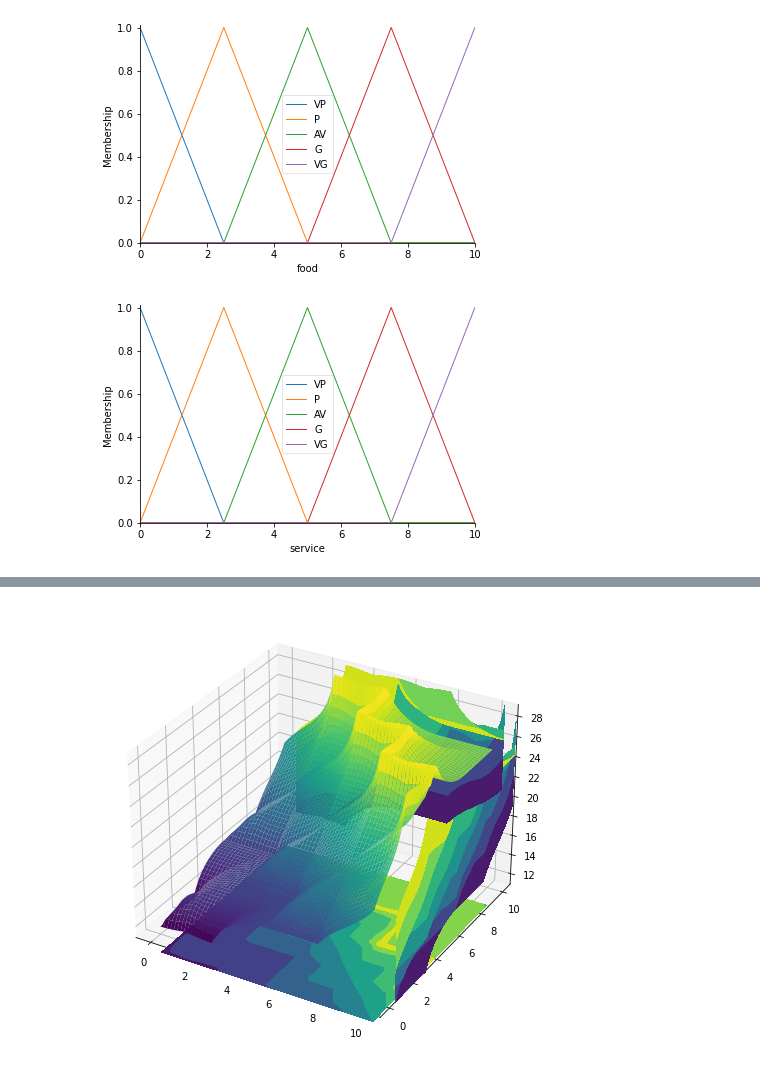
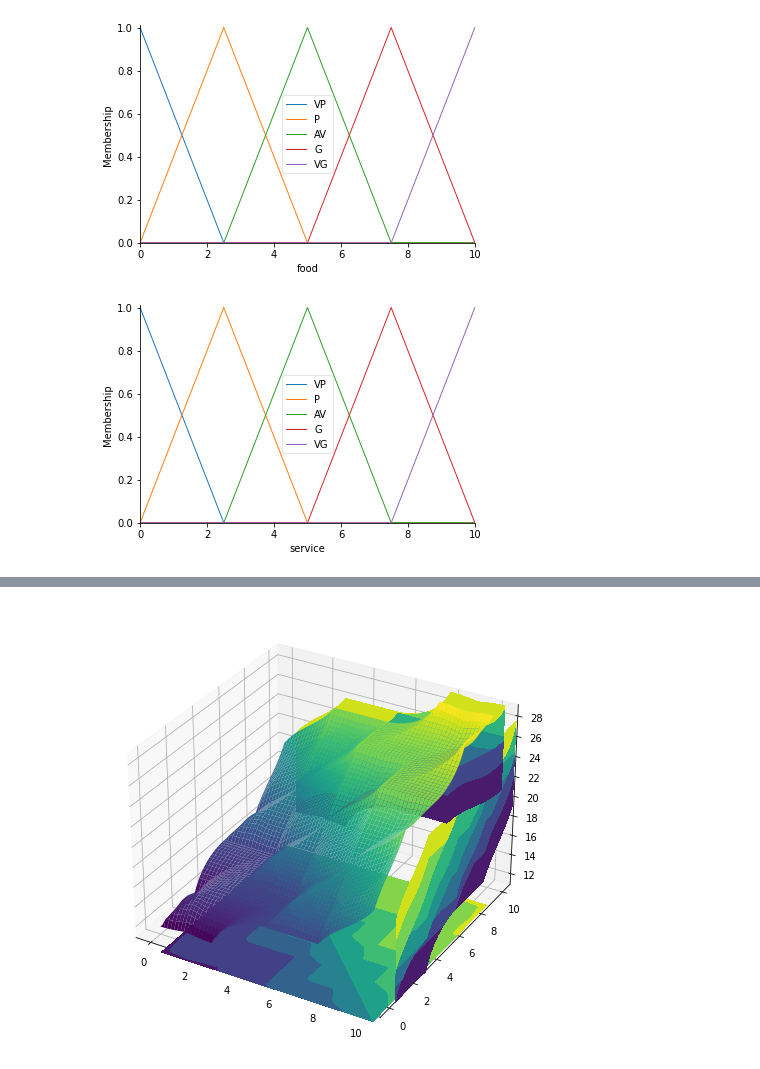
Before and after one commit to PhanDuyNhat/AI, a Jupyter notebook: week5.ipynb, the cells around one changed output, grey strips where cells are left out. Drawn from its saved outputs; the diff is of its cells as text; code cells hidden in the pictures.

```diff
--- a/week5.ipynb
+++ b/week5.ipynb
@@ -27,60 +27,62 @@ from skfuzzy import control as ctrl
 from mpl_toolkits.mplot3d import axis3d
 import matplotlib.pyplot as plt
 
-universe = np.linspace(0, 10, 61)
-universe1 = np.linspace(10, 30, 61)
-food = ctrl.Antecedent(universe, 'food')
-service = ctrl.Antecedent(universe, 'service')
-tip = ctrl.Consequent(universe1, 'tip')
+
+universe1 = np.linspace(0,10,61)
+universe2 = np.linspace(10,30,61)
+food = ctrl.Antecedent(universe1, 'food')
+service  = ctrl.Antecedent(universe1, 'service')
+tip = ctrl.Consequent(universe2, 'tip')
 name1 = ['VP', 'P', 'AV', 'G', 'VG']
-name2= ['VL', 'L', 'AV', 'VM', 'M']
-
-service.automf(names = name1)
-food.automf(names = name1)
-tip.automf(names = name2)
 
 
-rule0 = ctrl.Rule(antecedent = ((food['VP'] & service['VP'])|
-                                (food['P'] & service['VP'])|
-                                (food['VP'] & service['P'])),
-                                consequent = tip['VL'], label = 'rule VP')
+food .automf(names = name1)
+service .automf(names = name1)
+tip.automf(names = name1)
 
-rule1 = ctrl.Rule(antecedent = ((food['VP'] & service['AV'])|
-                                (food['VP'] & service['G'])|
-                                (food['G'] & service['VP'])|
-                                (food['P'] & service['P'])|
-                                (food['P'] & service['AV'])|
-                                (food['AV'] & service['VP'])|
-                                (food['AV'] & service['P'])),
-                                consequent = tip['L'], label = 'rule P')
 
-rule2 = ctrl.Rule(antecedent = ((food['VP'] & service['VG'])|
-                                (food['P'] & service['G'])|
-                                (food['AV'] & service['AV'])|
-                                (food['G'] & service['P'])|
-                                (food['VG'] & service['VP'])),
+rule0 = ctrl.Rule(antecedent = (
+                                (food['VP'] & service['VP'])|
+                                (food['VP'] & service['P'])|
+                                (food['P'] & service['VP'])),
+                                consequent = tip['VP'], label = 'rule VP')
+
+rule1 = ctrl.Rule(antecedent = ((food ['G'] & service['VP'])|
+                                (food ['AV'] & service['VP'])|
+                                (food ['AV'] & service['P'])|
+                                (food ['P'] & service['P'])|
+                                (food ['P'] & service['AV'])|
+                                (food ['VP'] & service['AV'])|
+                                (food ['VP'] & service['G'])),
+                                consequent = tip['P'], label = 'rule P')
+
+rule2 = ctrl.Rule(antecedent = (( food ['VG'] & service['VP'])|
+                                (food ['G'] & service['P'])|
+                                (food ['AV'] & service['AV'])|
+                                (food ['P'] & service['G'])|
+                                (food ['VP'] & service['VG'])),
                                 consequent = tip['AV'], label = 'rule AV')
 
-rule3 = ctrl.Rule(antecedent = ((food['P'] & service['VG'])|
-                                (food['AV'] & service['G'])|
-                                (food['AV'] & service['VG'])|
-                                (food['G'] & service['AV'])|
-                                (food['G'] & service['G'])|
-                                (food['VG'] & service['P'])|
-                                (food['VG'] & service['AV'])),
-                                consequent = tip['M'], label = 'rule M')
+rule3 = ctrl.Rule(antecedent = ((food ['VG'] & service['P'])|
+                                (food ['VG'] & service['AV'])|
+                                (food ['G'] & service['AV'])|
+                                (food ['G'] & service['G'])|
+                                (food ['AV'] & service['G'])|
+                                (food ['AV'] & service['VG'])|
+                                (food ['P'] & service['VG'])),
+                                consequent = tip['G'], label = 'rule G')
 
-rule4 = ctrl.Rule(antecedent = ((food['G'] & service['VG'])|
-                                (food['VG'] & service['G'])|
-                                (food['VG'] & service['VG'])),
-                                consequent = tip['VM'], label = 'rule VG')
+rule4 = ctrl.Rule(antecedent = ((food ['VG'] & service['G'])|
+                                (food ['VG'] & service['VG'])|
+                                (food ['G'] & service['VG'])),
+                                consequent = tip['VG'], label = 'rule VG')
 
 food.view()
 service.view()
 tip.view()
 system = ctrl.ControlSystem([rule0, rule1, rule2, rule3, rule4])
-sim = ctrl.ControlSystemSimulation(system, flush_after_run = 61 * 61 + 1)
-upsampled = np.linspace(0, 10, 61)
+sim = ctrl.ControlSystemSimulation(system, flush_after_run =61 * 61 + 1)
+upsampled = np.linspace(0,10,61)
 x, y = np.meshgrid(upsampled, upsampled)
 z = np.zeros_like(x)
 for i in range(61):
@@ -89,11 +91,9 @@ for i in range(61):
     sim.input['service'] = y[i, j]
     sim.compute()
     z[i, j] = sim.output['tip']
-
 fig = plt.figure(figsize = (8, 8))
 ax = fig.add_subplot(111, projection = '3d')
-suf = ax.plot_surface(x, y, z, rstride = 1, cstride = 1, cmap = 'viridis',
-                      linewidth = 0.4, antialiased = True)
+suf = ax.plot_surface(x, y, z, rstride = 1, cstride = 1, cmap = 'viridis',   linewidth = 0.4, antialiased = True)
 cset = ax.contourf(x, y, z, zdir = 'z', offset = 9, cmap = 'viridis', anpha = 0.5)
 cset = ax.contourf(x, y, z, zdir = 'x', offset = 11, cmap = 'viridis', anpha = 0.5)
 cset = ax.contourf(x, y, z, zdir = 'y', offset = 11, cmap = 'viridis', anpha = 0.5)
@@ -105 +105 @@ ax.view_init(30, 300)
-[figure, old version]
+[figure, new version]
```
Also changed, not shown: parts of 3 cells of this notebook.
